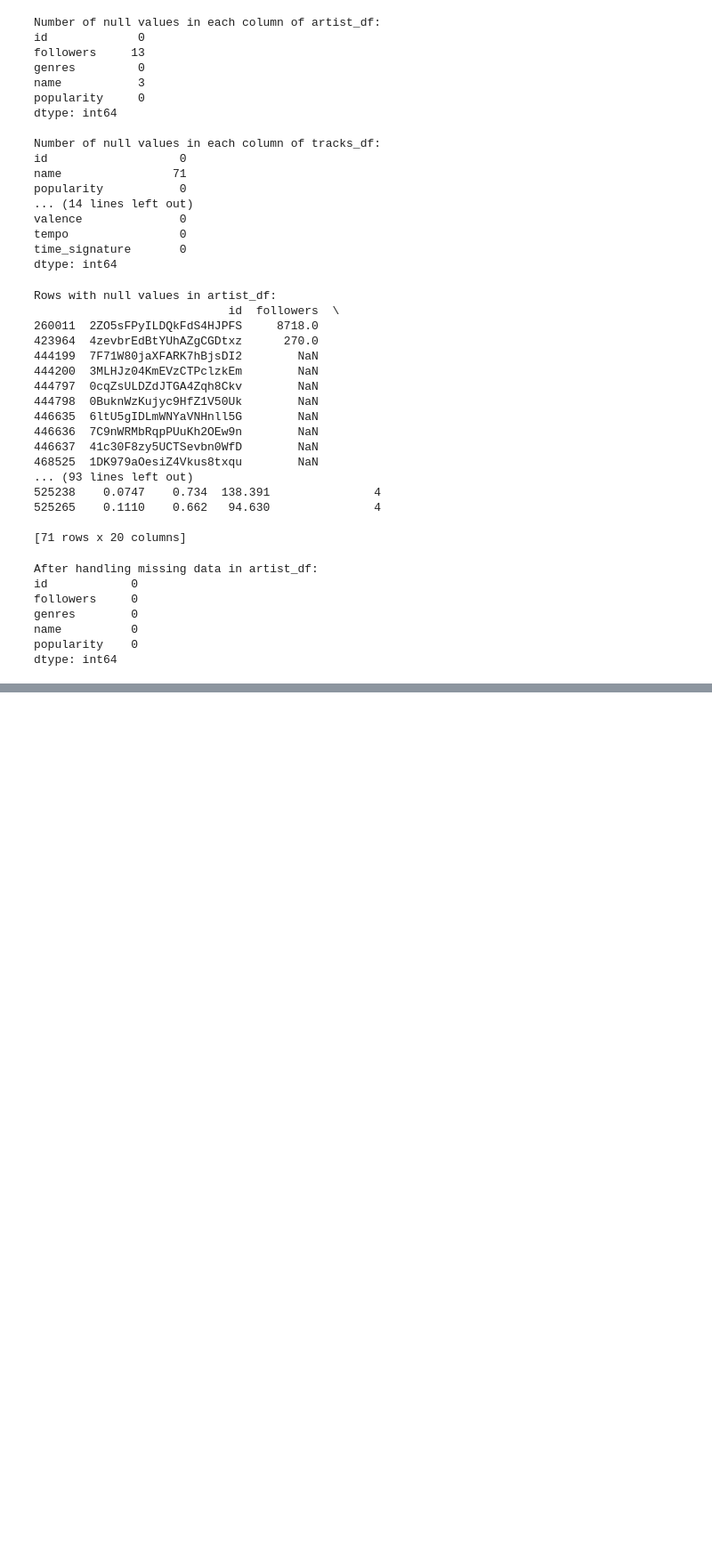
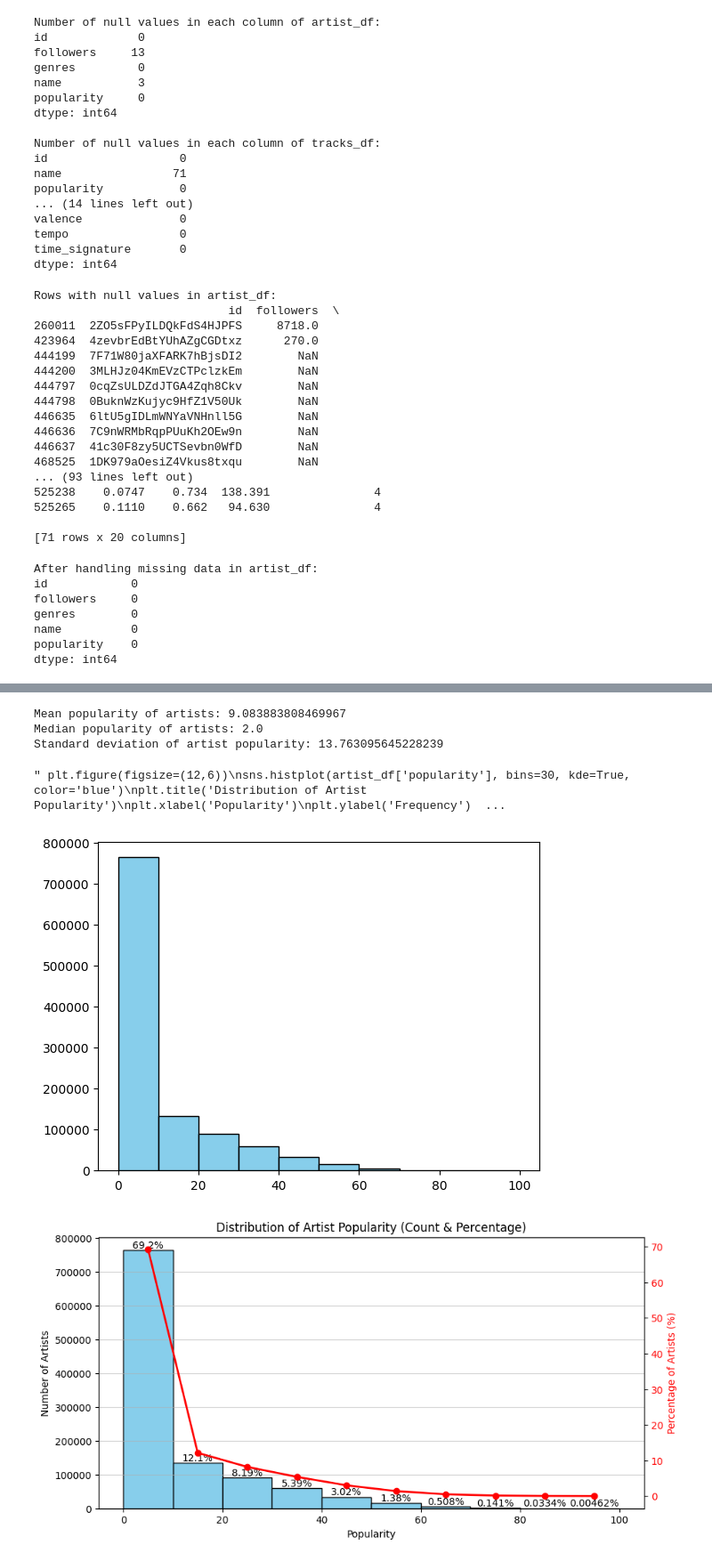
Before and after one commit to jasminetanjm/spotify_DA, a Jupyter notebook: spotifyDA.ipynb, the cells around one changed output, grey strips where cells are left out. Shown at 89% size. Cells and saved outputs as stored; diff of their text form; code cells hidden in the pictures; blank space fills up the shorter version.

```diff
--- a/spotifyDA.ipynb
+++ b/spotifyDA.ipynb
@@ -147,0 +317,55 @@ dtype: int64
+# %%
+# artist popularity
+mean_popularity = artist_df['popularity'].mean()
+print(f"\nMean popularity of artists: {mean_popularity}")
+
+median_popularity = artist_df['popularity'].median()
+print(f"Median popularity of artists: {median_popularity}")
+
+std_popularity = artist_df['popularity'].std()
+print(f"Standard deviation of artist popularity: {std_popularity}")
+
+
+# Create the histogram and get counts
+counts, bins, patches = plt.hist(
+    artist_df['popularity'],
+    bins=10,
+    edgecolor='black',
+    color='skyblue'
+)
+
+# Convert counts to percentages
+percentages = (counts / counts.sum()) * 100
+
+# Create a twin axis
+fig, ax1 = plt.subplots(figsize=(10, 5))
+
+# Primary axis (left): counts
+bars = ax1.bar(bins[:-1], counts, width=np.diff(bins), align='edge', color='skyblue', edgecolor='black')
+ax1.set_ylabel('Number of Artists')
+ax1.set_xlabel('Popularity')
+ax1.set_title('Distribution of Artist Popularity (Count & Percentage)')
+ax1.grid(axis='y', alpha=0.5)
+
+# Add data labels
+for bar, perc in zip(bars, percentages):
+    height = bar.get_height()
+    ax1.text(
+        bar.get_x() + bar.get_width() / 2,  # x position
+        height,                             # y position (top of the bar)
+        f'{perc:.3g}%',                     # label perc to 3sf
+        ha='center', va='bottom', fontsize=10
+    )
+
+# Secondary axis (right): percentage
+ax2 = ax1.twinx()
+ax2.plot(bins[:-1] + np.diff(bins)/2, percentages, color='red', marker='o', linewidth=2)
+ax2.set_ylabel('Percentage of Artists (%)', color='red')
+ax2.tick_params(axis='y', labelcolor='red')
+# %% [output]
+Mean popularity of artists: 9.083883808469967
+Median popularity of artists: 2.0
+Standard deviation of artist popularity: 13.763095645228239
+" plt.figure(figsize=(12,6))\nsns.histplot(artist_df['popularity'], bins=30, kde=True, color='blue')\nplt.title('Distribution of Artist Popularity')\nplt.xlabel('Popularity')\nplt.ylabel('Frequency')  ...
+[figure, added]
+[figure, added]
```
Also changed, not shown: parts of 13 cells of this notebook.
